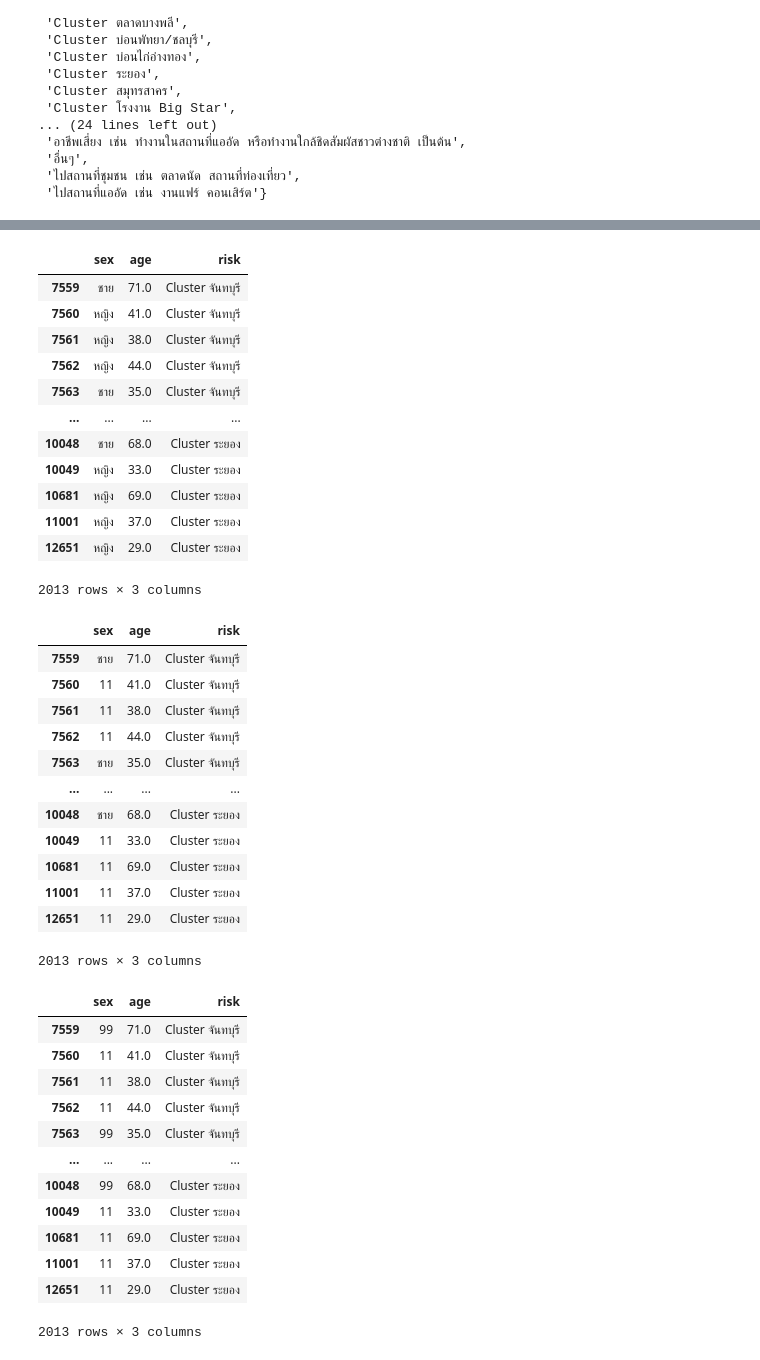
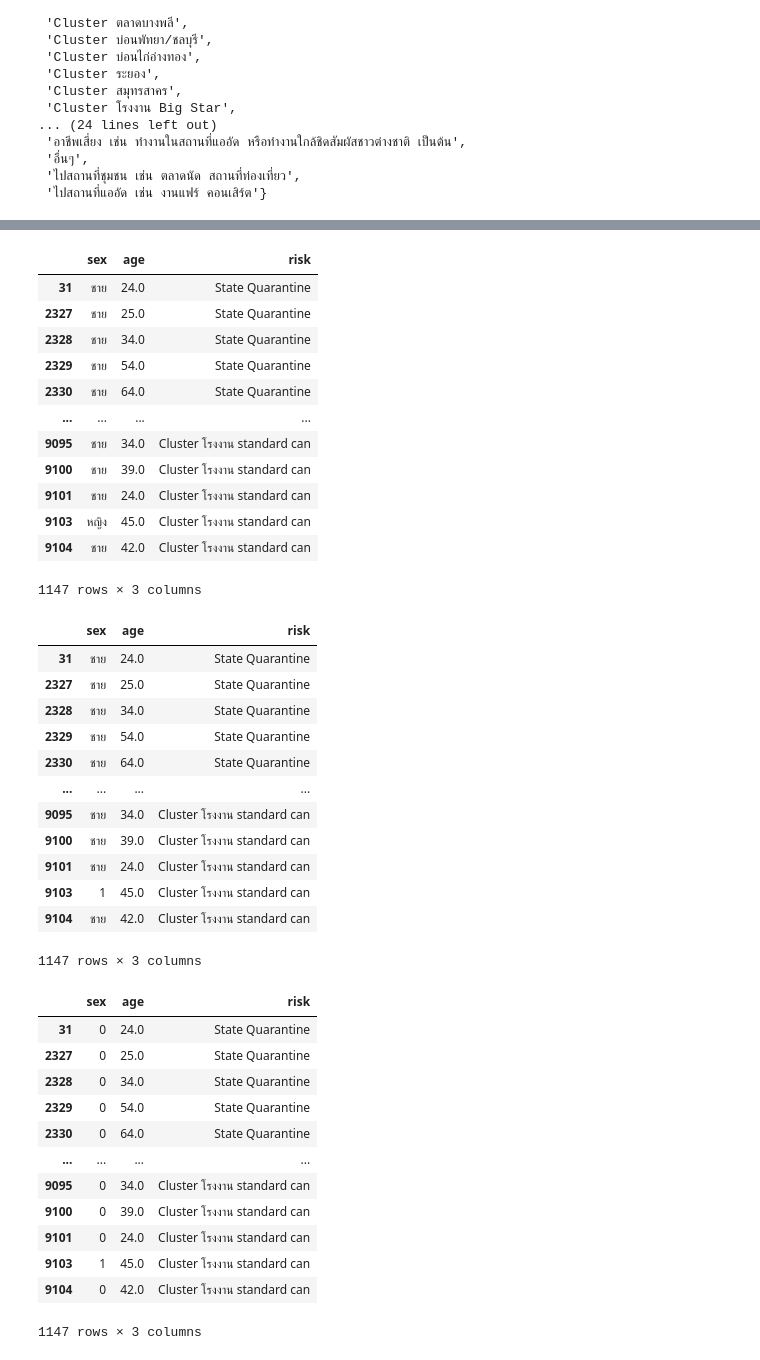
Before and after one commit to chanikansuksen/data_viz_2022, a Jupyter notebook: DataViz01_Table_Data.ipynb, the cells around one changed output, grey strips where cells are left out. Saved outputs shown, nothing was run; the diff lists cells and outputs as text; code cells hidden in the pictures.

```diff
--- a/DataViz01_Table_Data.ipynb
+++ b/DataViz01_Table_Data.ipynb
@@ -293,0 +294,3 @@ chanthaburi # แสดงผล
+# %%
+risk2 = data_tablerisk[data_tablerisk['risk']=='ปอดอักเสบ (Pneumonia)']
+risk2
@@ -294,5 +315,5 @@ chanthaburi # แสดงผล
 # %%
-samutsakhon = data_tablerisk[data_tablerisk['risk']=='Cluster สมุทรสาคร']
-samutsakhon
+risk3 = data_tablerisk[data_tablerisk['risk']=='Cluster โรงงาน standard can']
+risk3
 # %% [output]
 |  | sex | age | risk |
@@ -328,54 +326,54 @@ rayong
 # %%
-data_HW1 =pd.concat([chanthaburi, samutsakhon, rayong])  # สร้างตัวแปร data_HW1 ทำการ concat  (รวม case )
+data_HW1 =pd.concat([risk1, risk2, risk3])  # สร้างตัวแปร data_HW1 ทำการ concat  (รวม case )
 data_HW1
 # %% [output]
 |  | sex | age | risk |
-| 7559 | ชาย | 71.0 | Cluster จันทบุรี |
-| 7560 | หญิง | 41.0 | Cluster จันทบุรี |
-| 7561 | หญิง | 38.0 | Cluster จันทบุรี |
-| 7562 | หญิง | 44.0 | Cluster จันทบุรี |
-| 7563 | ชาย | 35.0 | Cluster จันทบุรี |
+| 31 | ชาย | 24.0 | State Quarantine |
+| 2327 | ชาย | 25.0 | State Quarantine |
+| 2328 | ชาย | 34.0 | State Quarantine |
+| 2329 | ชาย | 54.0 | State Quarantine |
+| 2330 | ชาย | 64.0 | State Quarantine |
 | ... | ... | ... | ... |
-| 10048 | ชาย | 68.0 | Cluster ระยอง |
-| 10049 | หญิง | 33.0 | Cluster ระยอง |
-| 10681 | หญิง | 69.0 | Cluster ระยอง |
-| 11001 | หญิง | 37.0 | Cluster ระยอง |
-| 12651 | หญิง | 29.0 | Cluster ระยอง |
+| 9095 | ชาย | 34.0 | Cluster โรงงาน standard can |
+| 9100 | ชาย | 39.0 | Cluster โรงงาน standard can |
+| 9101 | ชาย | 24.0 | Cluster โรงงาน standard can |
+| 9103 | หญิง | 45.0 | Cluster โรงงาน standard can |
+| 9104 | ชาย | 42.0 | Cluster โรงงาน standard can |
-2013 rows × 3 columns
+1147 rows × 3 columns
 # %%
-data_female = data_HW1.replace('หญิง',11) # สร้างตัวแปร data_female ใช้คำสั่ง replace แทนเพศหญิง ด้วย 11 ใน column sex
+data_female = data_HW1.replace('หญิง',1) # สร้างตัวแปร data_female ใช้คำสั่ง replace แทนเพศหญิง ด้วย 1 ใน column sex
 data_female
 # %% [output]
 |  | sex | age | risk |
-| 7559 | ชาย | 71.0 | Cluster จันทบุรี |
-| 7560 | 11 | 41.0 | Cluster จันทบุรี |
-| 7561 | 11 | 38.0 | Cluster จันทบุรี |
-| 7562 | 11 | 44.0 | Cluster จันทบุรี |
-| 7563 | ชาย | 35.0 | Cluster จันทบุรี |
+| 31 | ชาย | 24.0 | State Quarantine |
+| 2327 | ชาย | 25.0 | State Quarantine |
+| 2328 | ชาย | 34.0 | State Quarantine |
+| 2329 | ชาย | 54.0 | State Quarantine |
+| 2330 | ชาย | 64.0 | State Quarantine |
 | ... | ... | ... | ... |
-| 10048 | ชาย | 68.0 | Cluster ระยอง |
-| 10049 | 11 | 33.0 | Cluster ระยอง |
-| 10681 | 11 | 69.0 | Cluster ระยอง |
-| 11001 | 11 | 37.0 | Cluster ระยอง |
-| 12651 | 11 | 29.0 | Cluster ระยอง |
+| 9095 | ชาย | 34.0 | Cluster โรงงาน standard can |
+| 9100 | ชาย | 39.0 | Cluster โรงงาน standard can |
+| 9101 | ชาย | 24.0 | Cluster โรงงาน standard can |
+| 9103 | 1 | 45.0 | Cluster โรงงาน standard can |
+| 9104 | ชาย | 42.0 | Cluster โรงงาน standard can |
-2013 rows × 3 columns
+1147 rows × 3 columns
 # %%
-data_male = data_female.replace('ชาย',99)
+data_male = data_female.replace('ชาย',0)
 data_male
 # %% [output]
 |  | sex | age | risk |
-| 7559 | 99 | 71.0 | Cluster จันทบุรี |
-| 7560 | 11 | 41.0 | Cluster จันทบุรี |
-| 7561 | 11 | 38.0 | Cluster จันทบุรี |
-| 7562 | 11 | 44.0 | Cluster จันทบุรี |
-| 7563 | 99 | 35.0 | Cluster จันทบุรี |
+| 31 | 0 | 24.0 | State Quarantine |
+| 2327 | 0 | 25.0 | State Quarantine |
+| 2328 | 0 | 34.0 | State Quarantine |
+| 2329 | 0 | 54.0 | State Quarantine |
+| 2330 | 0 | 64.0 | State Quarantine |
 | ... | ... | ... | ... |
-| 10048 | 99 | 68.0 | Cluster ระยอง |
-| 10049 | 11 | 33.0 | Cluster ระยอง |
-| 10681 | 11 | 69.0 | Cluster ระยอง |
-| 11001 | 11 | 37.0 | Cluster ระยอง |
-| 12651 | 11 | 29.0 | Cluster ระยอง |
+| 9095 | 0 | 34.0 | Cluster โรงงาน standard can |
+| 9100 | 0 | 39.0 | Cluster โรงงาน standard can |
+| 9101 | 0 | 24.0 | Cluster โรงงาน standard can |
+| 9103 | 1 | 45.0 | Cluster โรงงาน standard can |
+| 9104 | 0 | 42.0 | Cluster โรงงาน standard can |
-2013 rows × 3 columns
+1147 rows × 3 columns
 # %%
 data_final_HW1 = data_male
 # %%
```
Also changed, not shown: parts of 10 cells of this notebook.
